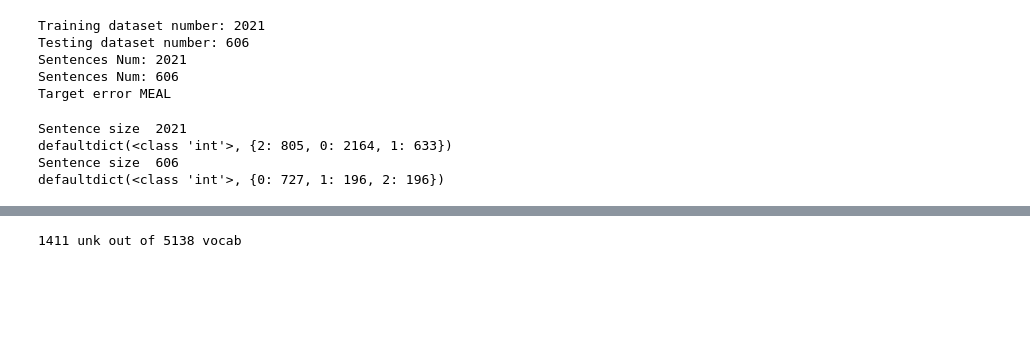
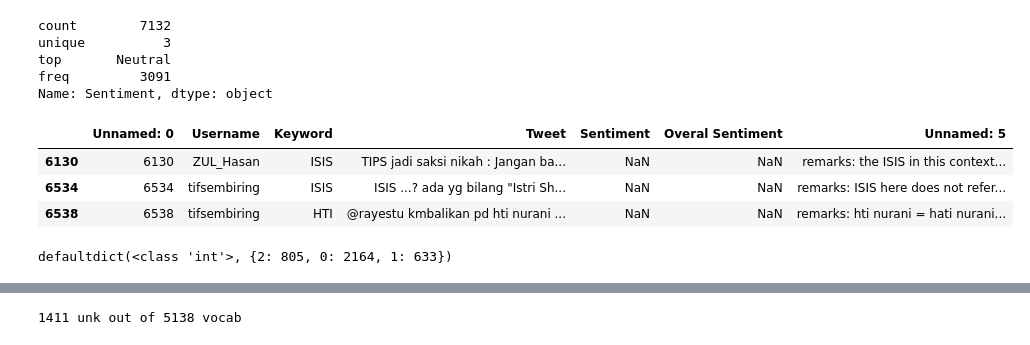
Before and after one commit to richardsun-voyager/SA-Sent, a Jupyter notebook: data_handler.ipynb, the cells around one changed output, grey strips where cells are left out. Saved outputs shown, nothing was run; the diff lists cells and outputs as text; code cells hidden in the pictures; blank space fills up the shorter version.

Commit message:
Update data reader

```diff
--- a/data_handler.ipynb
+++ b/data_handler.ipynb
@@ -220,11 +18,12 @@ def elmo_transform(triples):
 # %%
 TRAIN_DATA_PATH = "data/2014/Restaurants_Train_v2.xml"
 TEST_DATA_PATH = "data/2014/Restaurants_Test_Gold.xml"
+TRAIN_DATA_PATH = "data/Indonesian/indo_tweets.csv"
 
 # TRAIN_DATA_PATH = "./data/2014/Laptop_Train_v2.xml"
 # TEST_DATA_PATH = "./data/2014/Laptops_Test_Gold.xml"
 
-GLOVE_FILE = "../data/word_embeddings/glove.6B.100d.txt"
+GLOVE_FILE = "../data/word_embeddings/indo_vectors.txt"
 OUT_FILE = config.embed_path
 DATA_FILE = config.data_path
 DIC_FILE = config.dic_path
@@ -233,20 +30,20 @@ reader = dataHelper(config)
-# %%
-train, test = reader.read(TRAIN_DATA_PATH, TEST_DATA_PATH)
-# %% [output]
-Training dataset number: 2021
-Testing dataset number: 606
-Sentences Num: 2021
-Sentences Num: 606
-Target error MEAL
-# %%
-#train_data = reader.read_data(TRAIN_DATA_PATH)
-#test_data = reader.read_data(TEST_DATA_PATH)
-train_batch = reader.to_batches(train)
-test_batch = reader.to_batches(test)
-# reader.debug_single_sample(train_batch, 0, 0)
-# pdb.set_trace()
-# %% [output]
-Sentence size  2021
-defaultdict(<class 'int'>, {2: 805, 0: 2164, 1: 633})
-Sentence size  606
-defaultdict(<class 'int'>, {0: 727, 1: 196, 2: 196})
+# %%
+#!pip install xlrd
+import pandas as pd
+#help(pd.read_excel)
+data = pd.read_csv(TRAIN_DATA_PATH)
+# %%
+data.Sentiment.describe()
+# %% [output]
+count        7132
+unique          3
+top       Neutral
+freq         3091
+Name: Sentiment, dtype: object
+# %%
+data[pd.isnull(data[['Sentiment']]).any(axis=1)]
+# %% [output]
+|  | Unnamed: 0 | Username | Keyword | Tweet | Sentiment | Overal Sentiment | Unnamed: 5 |
+| 6130 | 6130 | ZUL_Hasan | ISIS | TIPS jadi saksi nikah : Jangan ba... | NaN | NaN | remarks: the ISIS in this context... |
+| 6534 | 6534 | tifsembiring | ISIS | ISIS ...? ada yg bilang "Istri Sh... | NaN | NaN | remarks: ISIS here does not refer... |
+| 6538 | 6538 | tifsembiring | HTI | @rayestu kmbalikan pd hti nurani ... | NaN | NaN | remarks: hti nurani = hati nurani... |
@@ -252,0 +64,4 @@ defaultdict(<class 'int'>, {0: 727, 1: 196, 2: 196})
+# %%
+data_batch = dh.to_batches(data)
+# %% [output]
+defaultdict(<class 'int'>, {2: 805, 0: 2164, 1: 633})
```
Also changed, not shown: parts of 34 cells of this notebook, 22 other files.
